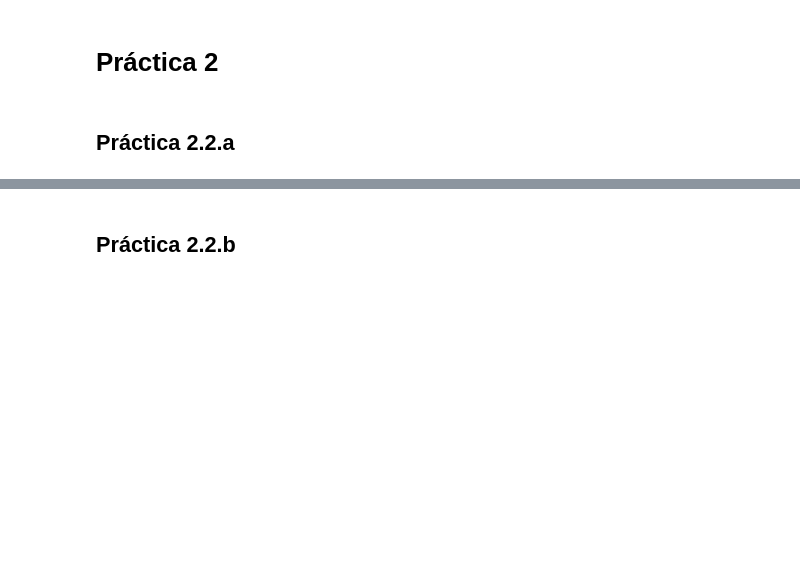
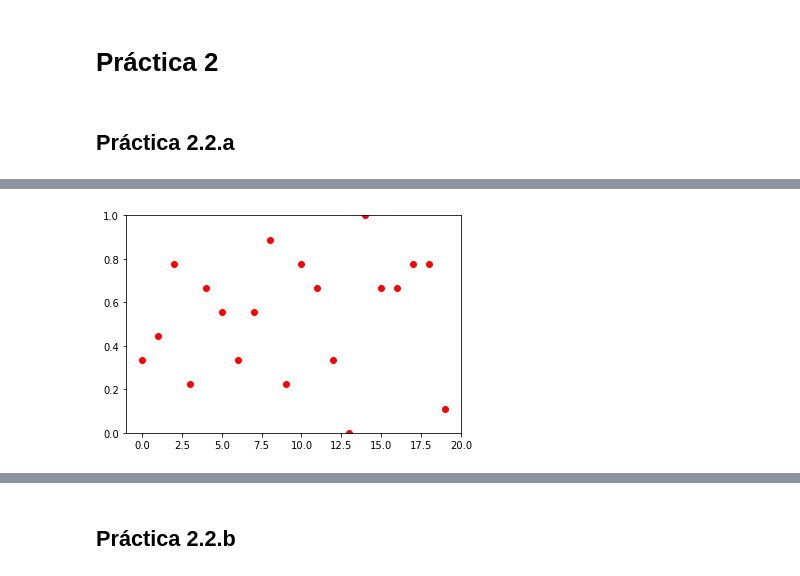
Before and after one commit to frblazquez/IA, a Jupyter notebook: Practice 2.2/Practica2.2.ipynb, the cells around one changed output, grey strips where cells are left out. Cells and saved outputs as stored; diff of their text form; code cells hidden in the pictures; blank space fills up the shorter version.

```diff
--- a/Practice 2.2/Practica2.2.ipynb
+++ b/Practice 2.2/Practica2.2.ipynb
@@ -19,4 +26,7 @@ with open('../words.txt') as file:
 vectorizer = CountVectorizer(analyzer='word',stop_words='english', binary=False, vocabulary=dictionary, ngram_range=(1,1))
 # %%
 # Obtención de los datos vectorizados con respecto a un diccionario
+# Las matrices dispersas las compacta en listas de índices
 train_data_vectorized = vectorizer.fit_transform(train_data.data)
+test_data_vectorized = vectorizer.transform(test_data.data)
+# print(train_data_vectorized[180])
@@ -29,0 +39,5 @@ train_data_vectorized = vectorizer.fit_transform(train_data.data)
+# %%
+# Para poder saber la clase de los documentos ya introducidos usaremos:
+tdv_tuplas = list(zip(train_data_vectorized,train_data.target))
+tdt_tuplas = list(zip(train_data_tfidf,train_data.target))
+# print(tdv_tuplas)
@@ -48,0 +64,20 @@ array([[0.05370862],
+# %%
+# Función auxiliar que calculará cuantos de los documentos obtenidos tras la
+# consulta son de la misma clase que la consulta (i.e. relevantes)
+def precision(clase_consulta,docs_clase):
+    # Cogemos las clases de los documentos pasados, que son el segundo elemento
+    # de las tuplas que conforman docs_clase
+    clases = [x[1] for x in docs_clase]
+    # Vemos cuantas son iguales a la clase pasada
+    return len(list(filter(lambda x: x==clase_consulta,clases)))
+# %%
+# Función que dada una consulta nos devuelve los resultados más similares
+# en forma de tupla (elemento,clase)
+def buscador(consulta,train_data_,td_tuplas):
+    # Calculamos la similitud del coseno entre la consulta (que es un elemento de test)
+    # y cada uno de los elementos de entrenamiento
+    relevancia = cosine_similarity(train_data_,consulta,dense_output=True)
+    # Cambiamos formato de relevancia de por ejemplo [[2],[5]] a [2,5]
+    relevancia = [x[0] for x in relevancia]
+    # Ordenamos los documentos según la relevancia de mayor a menor
+    return [x for _,x in sorted(zip(relevancia,td_tuplas),reverse=True,key=lambda tup: tup[0])]
@@ -48,0 +135,14 @@ array([[0.05370862],
+# %%
+def show(datos_precision):
+    # Eje x: clase
+    # Eje y: precisión
+    num_clases = len(test_data.target_names)
+    plt.plot(range(num_clases),datos_precision,'ro')
+    plt.axis([-1,num_clases,0,1])
+    plt.show()
+
+# Nivel de exhaustividad 3
+precision_3_v = [x[0] for x in vectorized_results]
+show(precision_3_v)
+# %% [output]
+[figure, added]
```
Also changed, not shown: parts of 31 cells of this notebook.
